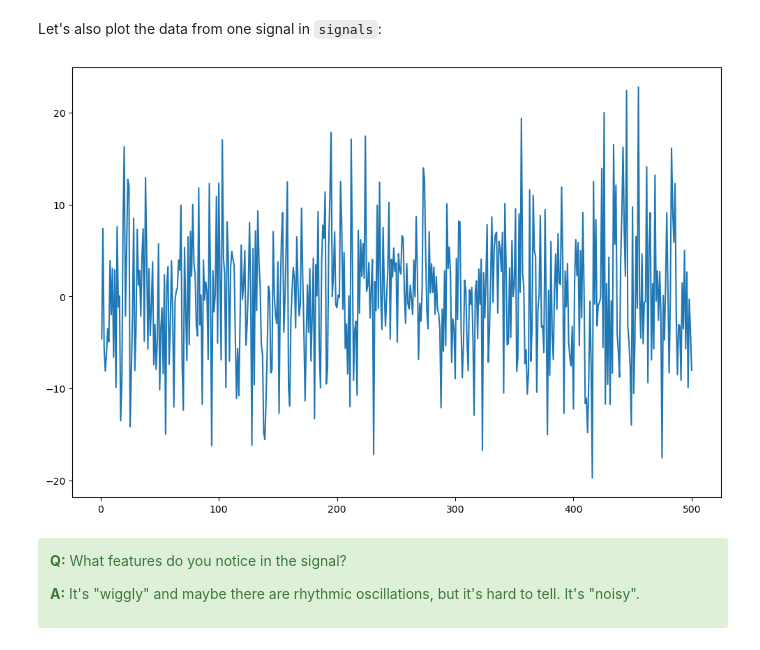
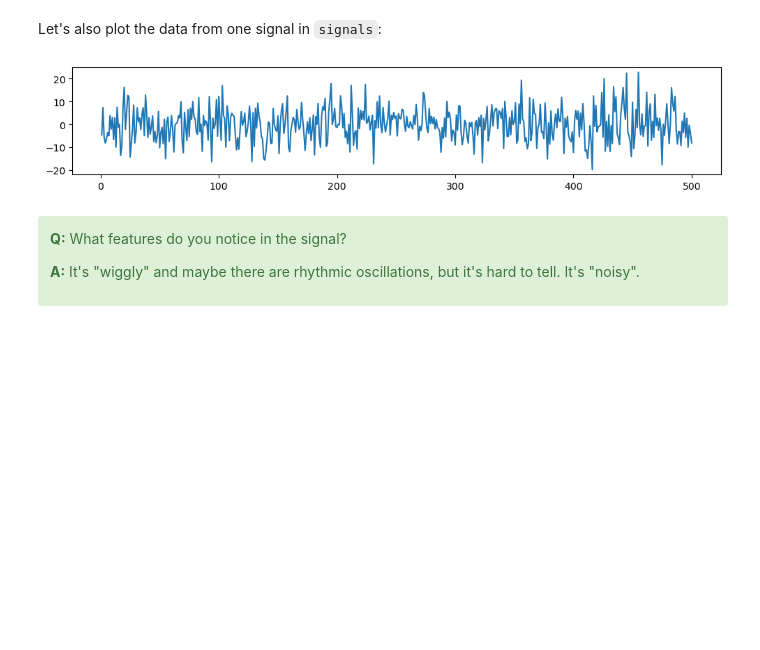
Before and after one commit to Mark-Kramer/METER-Units, a Jupyter notebook: METER_Exploratory.ipynb, the cells around one changed output. Saved outputs shown, nothing was run; the diff lists cells and outputs as text; code cells hidden in the pictures; blank space fills up the shorter version.

```diff
--- a/METER_Exploratory.ipynb
+++ b/METER_Exploratory.ipynb
@@ -84,5 +89,5 @@ Let's plot the data from one neuron in `spikes`:
 # %%
 # Plot the spiking from an example neuron.
-plt.figure(figsize=(12, 8))
-plt.plot(t, spikes[:,0]);
+plt.figure(figsize=(12, 2))
+plot_spike_train(t, spikes[:,0])  # Plot the first spike train.
 # %% [output]
@@ -99,10 +104,10 @@ plt.plot(t, spikes[:,0]);
 Let's also plot the data from one signal in `signals`:
 # %%
 # Plot the spiking from an example neuron.
-plt.figure(figsize=(12, 8))
+plt.figure(figsize=(12, 2))
 plt.plot(t, signals[:,0]);
 # %% [output]
-[figure, old version]
+[figure, new version]
 # %% [markdown]
 <div class="alert alert-block alert-success">
 
```
Also changed, not shown: parts of 47 cells of this notebook, 3 other files.
